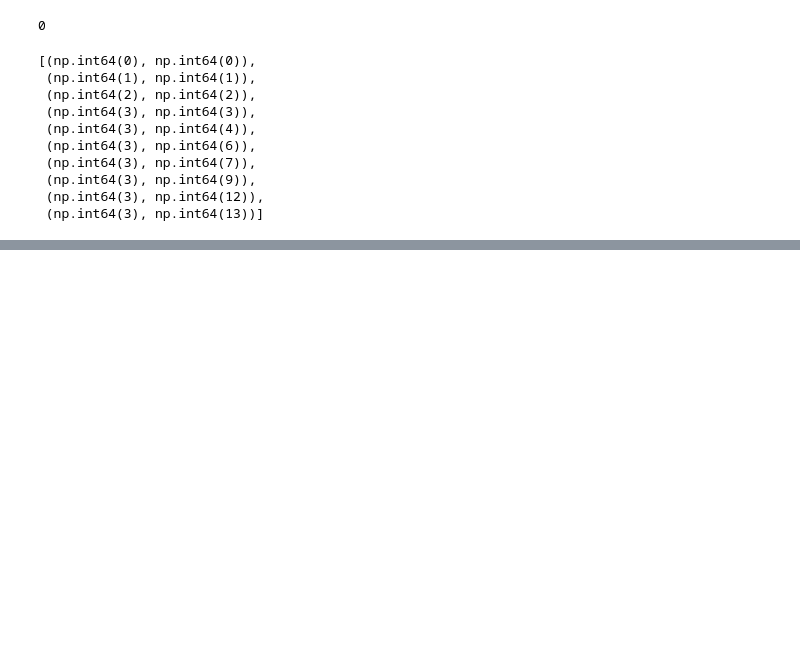
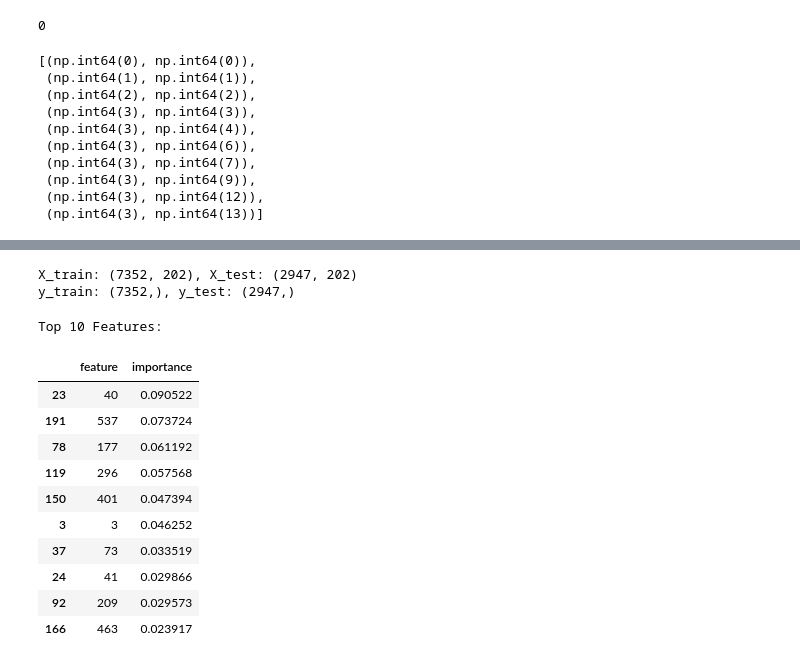
Before and after one commit to Akshatb2006/ActiTrace, a Jupyter notebook: DataSet_Explore.ipynb, the cells around one changed output, grey strips where cells are left out. Cells and saved outputs as stored; diff of their text form; code cells hidden in the pictures; blank space fills up the shorter version.

```diff
--- a/DataSet_Explore.ipynb
+++ b/DataSet_Explore.ipynb
@@ -173,0 +178,19 @@ list(zip(high_corr_pairs[0], high_corr_pairs[1]))[:10]
+# %%
+from sklearn.feature_selection import VarianceThreshold
+
+selector = VarianceThreshold(threshold=0.0)
+X_train_var = selector.fit_transform(X_train)
+
+X_train = pd.DataFrame(X_train_var, columns=range(X_train_var.shape[1]))
+# %%
+# Drop highly correlated features (>0.9 threshold)
+corr_matrix_full = X_train.corr().abs()
+
+upper_triangle = corr_matrix_full.where(
+    np.triu(np.ones(corr_matrix_full.shape), k=1).astype(bool)
+)
+
+to_drop = [column for column in upper_triangle.columns if any(upper_triangle[column] > 0.9)]
+
+X_train = X_train.drop(columns=to_drop)
+print(f"Dropped {len(to_drop)} features, remaining: {X_train.shape}")
@@ -173,0 +218,60 @@ list(zip(high_corr_pairs[0], high_corr_pairs[1]))[:10]
+# %%
+X_test = pd.read_csv(
+    f"{DATASET_PATH}/test/X_test.txt",
+    sep=r"\s+",
+    header=None
+)
+
+y_test = pd.read_csv(
+    f"{DATASET_PATH}/test/y_test.txt",
+    sep=r"\s+",
+    header=None,
+    names=["activity"]
+)
+y_test = y_test["activity"] - 1
+
+X_test_var = selector.transform(X_test)
+X_test = pd.DataFrame(X_test_var)
+
+X_test = X_test.drop(columns=to_drop)
+
+print(f"X_train: {X_train.shape}, X_test: {X_test.shape}")
+print(f"y_train: {y_train.shape}, y_test: {y_test.shape}")
+# %% [output]
+X_train: (7352, 202), X_test: (2947, 202)
+y_train: (7352,), y_test: (2947,)
+# %%
+import xgboost as xgb
+
+quick_model = xgb.XGBClassifier(
+    n_estimators=100,
+    max_depth=5,
+    learning_rate=0.1,
+    objective="multi:softprob",
+    num_class=6,
+    random_state=42,
+    n_jobs=-1
+)
+quick_model.fit(X_train, y_train)
+
+importance = quick_model.feature_importances_
+feature_importance_df = pd.DataFrame({
+    "feature": X_train.columns,
+    "importance": importance
+}).sort_values(by="importance", ascending=False)
+
+print("Top 10 Features:")
+feature_importance_df.head(10)
+# %% [output]
+Top 10 Features:
+|  | feature | importance |
+| 23 | 40 | 0.090522 |
+| 191 | 537 | 0.073724 |
+| 78 | 177 | 0.061192 |
+| 119 | 296 | 0.057568 |
+| 150 | 401 | 0.047394 |
+| 3 | 3 | 0.046252 |
+| 37 | 73 | 0.033519 |
+| 24 | 41 | 0.029866 |
+| 92 | 209 | 0.029573 |
+| 166 | 463 | 0.023917 |
```
Also changed, not shown: parts of 13 cells of this notebook.
